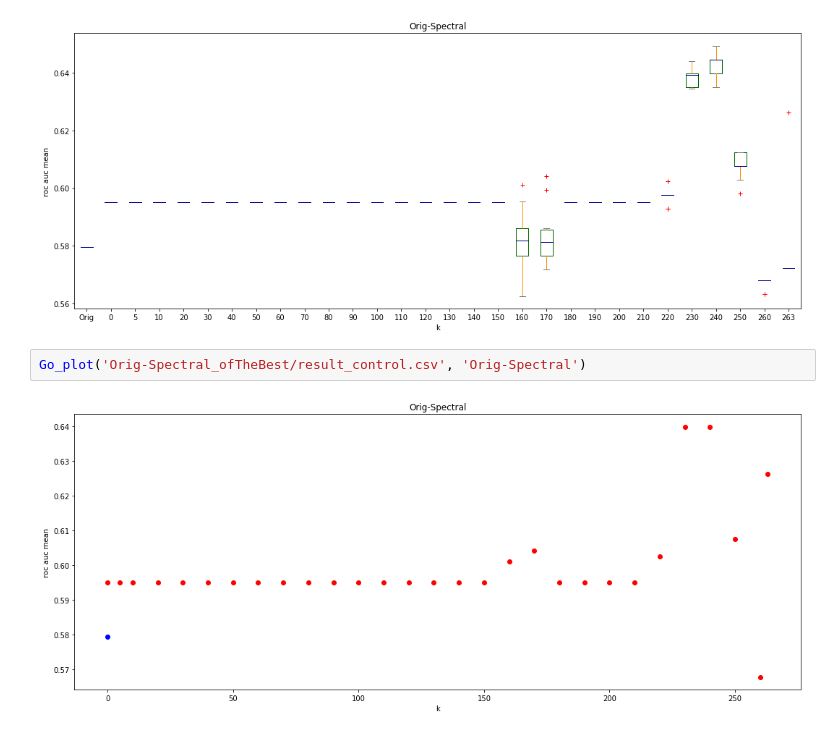
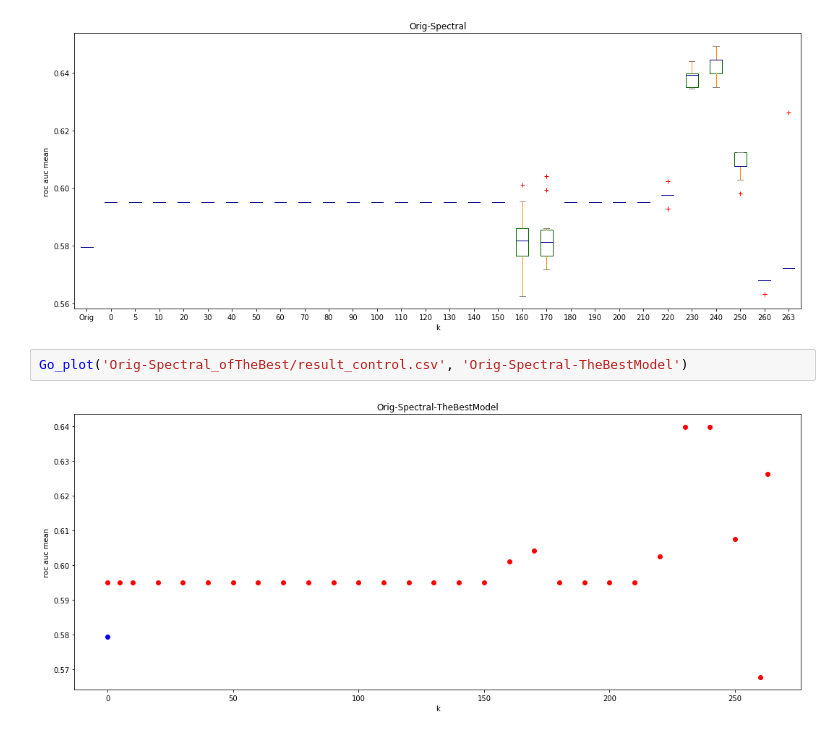
Before and after one commit to Tismoney/PRNI2016, a Jupyter notebook: ResultProcessing-ver2.0.ipynb, the cells around one changed output. Cells and saved outputs as stored; diff of their text form.

Commit message:
Add result of the day

```diff
--- a/ResultProcessing-ver2.0.ipynb
+++ b/ResultProcessing-ver2.0.ipynb
@@ -55,6 +96,6 @@ Go_box('Orig-Spectral_ofTheBest', 'Orig-Spectral')
 # %% [output]
 [figure]
 # %%
-Go_plot('Orig-Spectral_ofTheBest/result_control.csv', 'Orig-Spectral')
+Go_plot('Orig-Spectral_ofTheBest/result_control.csv', 'Orig-Spectral-TheBestModel')
 # %% [output]
-[figure, old version]
+[figure, new version]
```
Also changed, not shown: parts of 19 cells of this notebook.
